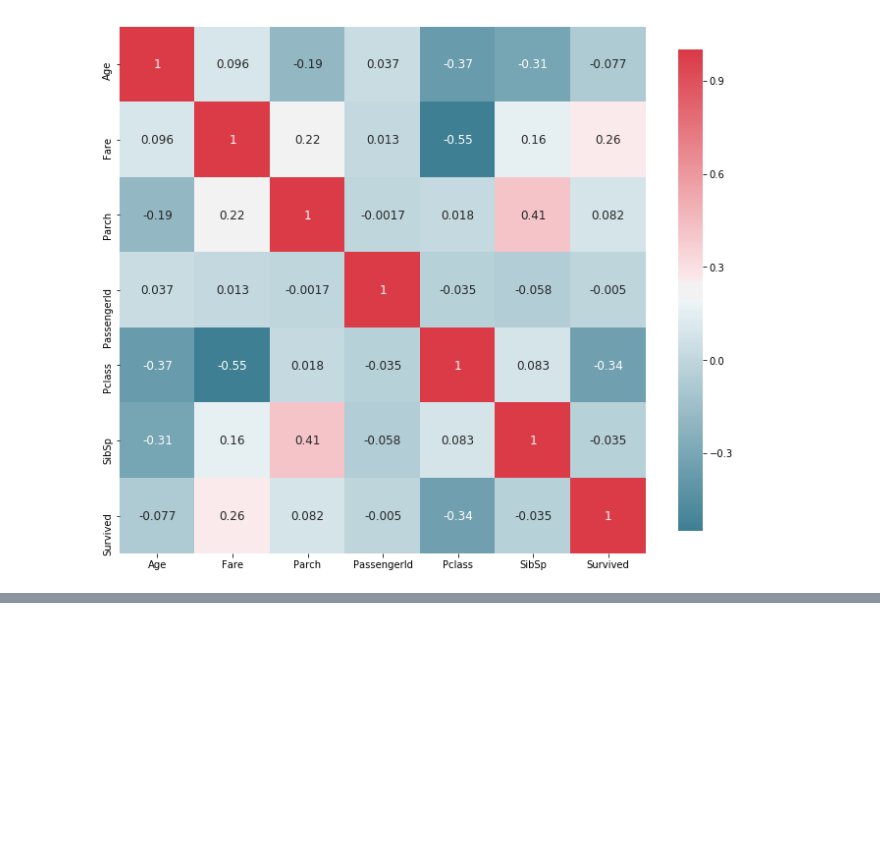
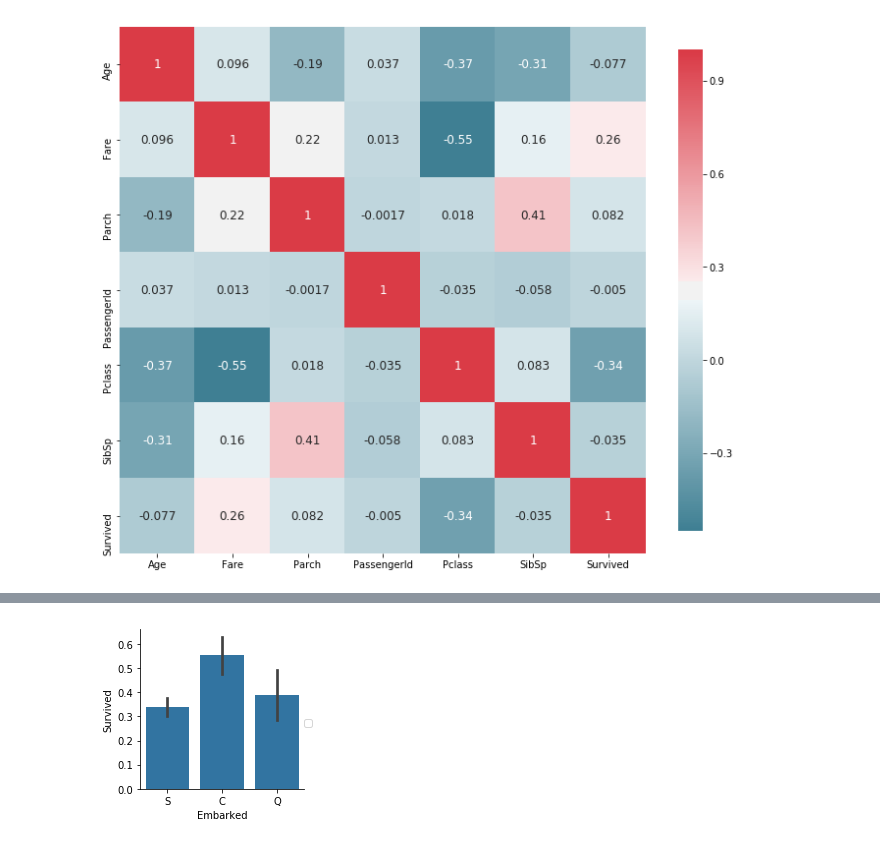
Before and after one commit to Ashen-Vaults/titanic-machine-learning, a Jupyter notebook: Titanic-Data-Science.ipynb, the cells around one changed output, grey strips where cells are left out. Saved outputs shown, nothing was run; the diff lists cells and outputs as text; code cells hidden in the pictures; blank space fills up the shorter version.

```diff
--- a/Titanic-Data-Science.ipynb
+++ b/Titanic-Data-Science.ipynb
@@ -151,0 +160,4 @@ plot_correlation_map(titanic_df)
+# %%
+plot_categories(titanic_df, cat='Embarked', target='Survived')
+# %% [output]
+[figure, added]
```
Also changed, not shown: parts of 18 cells of this notebook.
